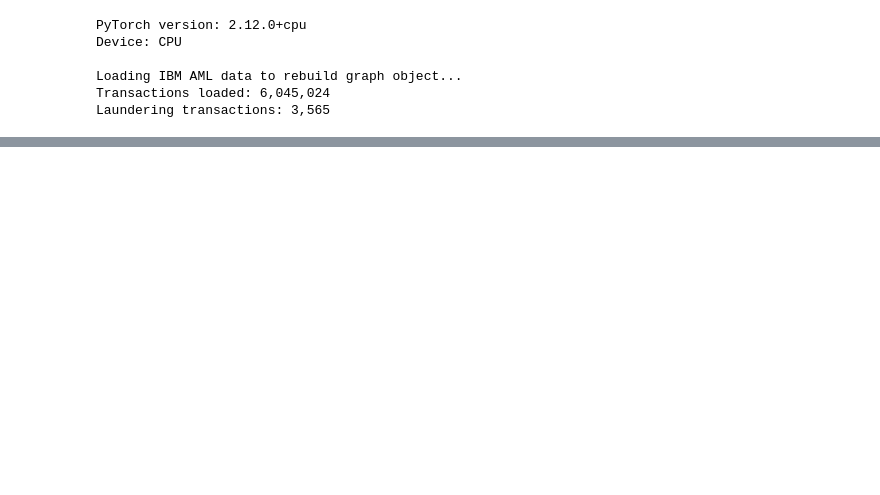
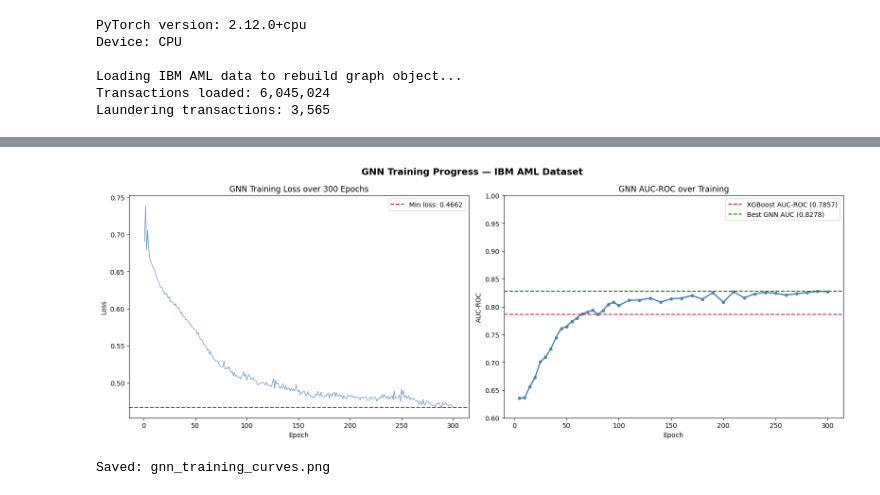
Before and after one commit to anishbanerjee05/mule-account-detection, a Jupyter notebook: 05_GNN.ipynb, the cells around one changed output, grey strips where cells are left out. Saved outputs shown, nothing was run; the diff lists cells and outputs as text; code cells hidden in the pictures; blank space fills up the shorter version.

```diff
--- a/05_GNN.ipynb
+++ b/05_GNN.ipynb
@@ -41,0 +564,36 @@ Laundering transactions: 3,565
+# %%
+fig, axes = plt.subplots(1, 2, figsize=(16, 6))
+
+# Plot 1 — Training loss
+axes[0].plot(range(1, len(train_losses)+1), train_losses,
+             color='steelblue', linewidth=1, alpha=0.8)
+axes[0].set_title('GNN Training Loss over 300 Epochs')
+axes[0].set_xlabel('Epoch')
+axes[0].set_ylabel('Loss')
+axes[0].axhline(y=min(train_losses), color='crimson',
+                linestyle='--', label=f'Min loss: {min(train_losses):.4f}')
+axes[0].legend()
+
+# Plot 2 — AUC-ROC over training
+epoch_markers = list(range(5, 101, 5)) + list(range(110, 301, 10))
+axes[1].plot(epoch_markers[:len(test_aucs)], test_aucs,
+             color='steelblue', linewidth=2, marker='o', markersize=4)
+axes[1].set_title('GNN AUC-ROC over Training')
+axes[1].set_xlabel('Epoch')
+axes[1].set_ylabel('AUC-ROC')
+axes[1].axhline(y=0.7857, color='crimson', linestyle='--',
+                label='XGBoost AUC-ROC (0.7857)')
+axes[1].axhline(y=max(test_aucs), color='green', linestyle='--',
+                label=f'Best GNN AUC ({max(test_aucs):.4f})')
+axes[1].legend()
+axes[1].set_ylim([0.6, 1.0])
+
+plt.suptitle('GNN Training Progress — IBM AML Dataset',
+             fontsize=14, fontweight='bold')
+plt.tight_layout()
+plt.savefig('gnn_training_curves.png', dpi=150, bbox_inches='tight')
+plt.show()
+print("Saved: gnn_training_curves.png")
+# %% [output]
+[figure, added]
+Saved: gnn_training_curves.png
```
Also changed, not shown: parts of 14 cells of this notebook, 1 other file.
